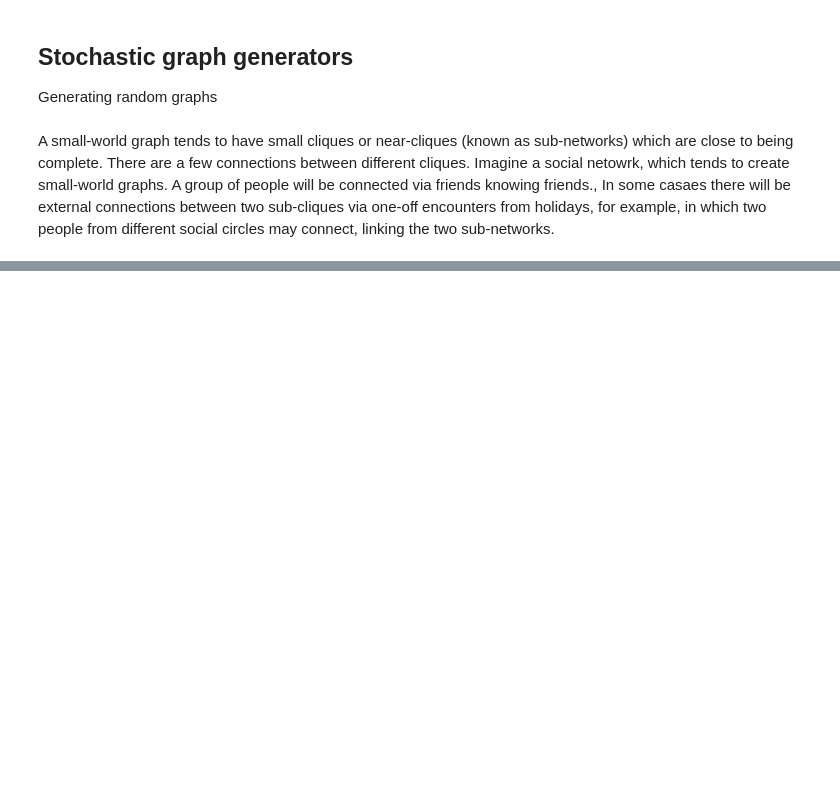
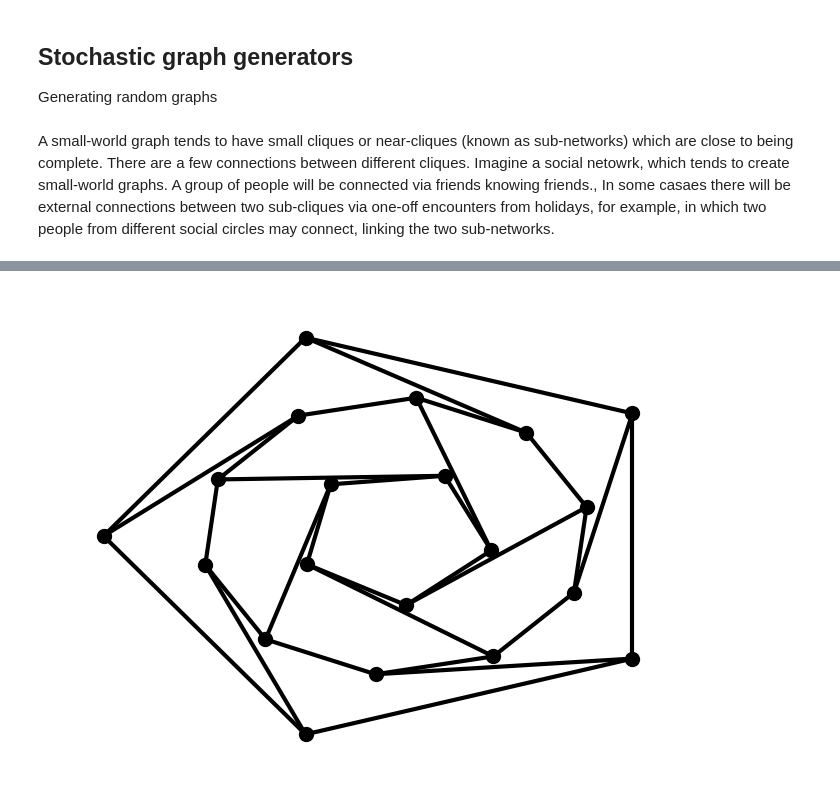
Before and after one commit to THEWICERIG/networkx_tutorial, a Jupyter notebook: advance.ipynb, the cells around one changed output, grey strips where cells are left out. Cells and saved outputs as stored; diff of their text form; code cells hidden in the pictures; blank space fills up the shorter version.

```diff
--- a/advance.ipynb
+++ b/advance.ipynb
@@ -45,0 +145,13 @@ red = nx.random_lobster(100, 0.9, 0.9)
+# %%
+# You can set options
+options = {
+    'node_color': 'black',
+    'node_size': 100,
+    'width': 3,
+}
+
+G = nx.dodecahedral_graph()
+shells = [[2, 3, 4, 5, 6], [8, 1, 0, 19, 18, 17, 16, 15, 14, 7], [9, 10, 11, 12, 13]]
+nx.draw_shell(G, nlist=shells, **options)
+# %% [output]
+[figure, added]
```
Also changed, not shown: parts of 19 cells of this notebook, 6 other files.
